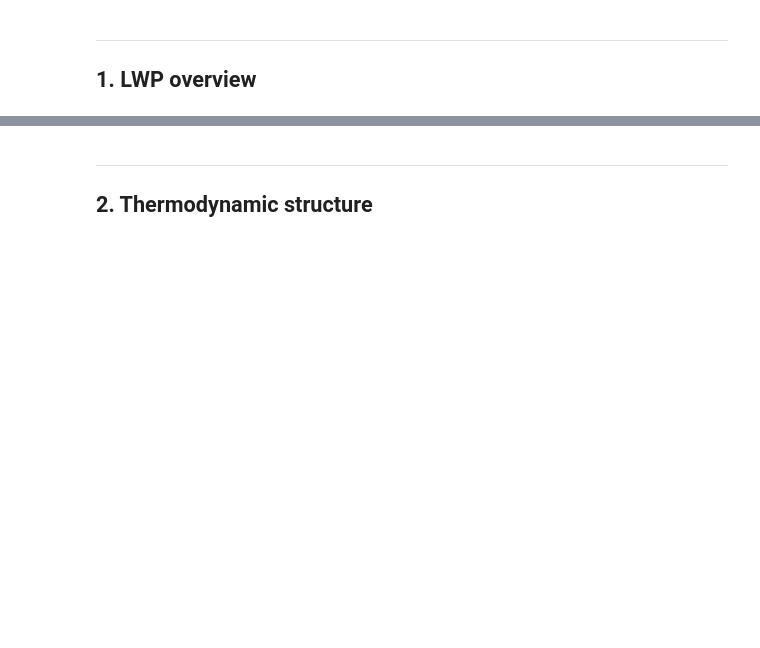
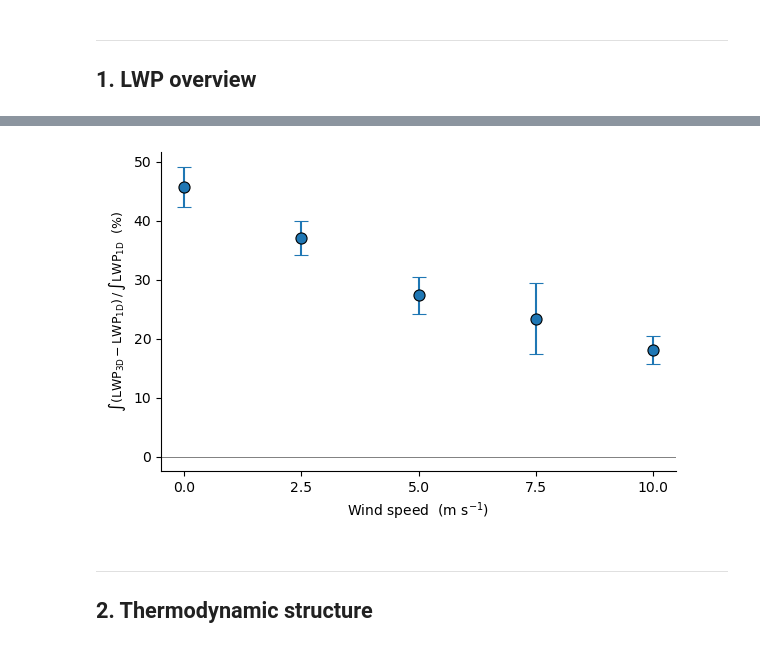
Before and after one commit to magpowell/microhh, a Jupyter notebook: cases/cass/analysis/wind_geo_comparison.ipynb, the cells around one changed output, grey strips where cells are left out. Drawn from its saved outputs; the diff is of its cells as text; code cells hidden in the pictures; blank space fills up the shorter version.

```diff
--- a/cases/cass/analysis/wind_geo_comparison.ipynb
+++ b/cases/cass/analysis/wind_geo_comparison.ipynb
@@ -206,3 +258,26 @@ plt.show()
+# %%
+def _xnum(k):
+    return float(k.split("_")[-1].replace("p", "."))   # wind_geo_2p5 -> 2.5
+order = sorted(keys_d, key=_xnum)
+xs = [_xnum(k) for k in order]
+
+fig, ax_int = plt.subplots(figsize=(6, 4))
+ax_int.errorbar(xs, [data[k]["norm_int"] for k in order],
+                yerr=[data[k]["norm_int_std"] for k in order],
+                fmt="o", ms=8, color="C0", ecolor="C0",
+                mec="k", mew=0.8, capsize=5, lw=1.5, zorder=2)
+ax_int.axhline(0, color="gray", lw=0.7)
+
+ax_int.set_xticks(xs)
+ax_int.set_xlabel(r"Wind speed  (m s$^{-1}$)")
+ax_int.set_ylabel(r"$\int(\mathrm{LWP_{3D}} - \mathrm{LWP_{1D}})\,/\,\int \mathrm{LWP_{1D}}$  (%)", fontsize=9)
+
+ax_int.spines[["top", "right"]].set_visible(False)   # sns.despine() equivalent
+plt.tight_layout()
+_savefig(f"{SWEEP_GROUP}_norm_int.pdf", bbox_inches="tight")
+plt.show()
+# %% [output]
+[figure, added]
 # %% [markdown]
 ---
 ## 2. Thermodynamic structure
```
Also changed, not shown: parts of 6 cells of this notebook, 52 other files.
